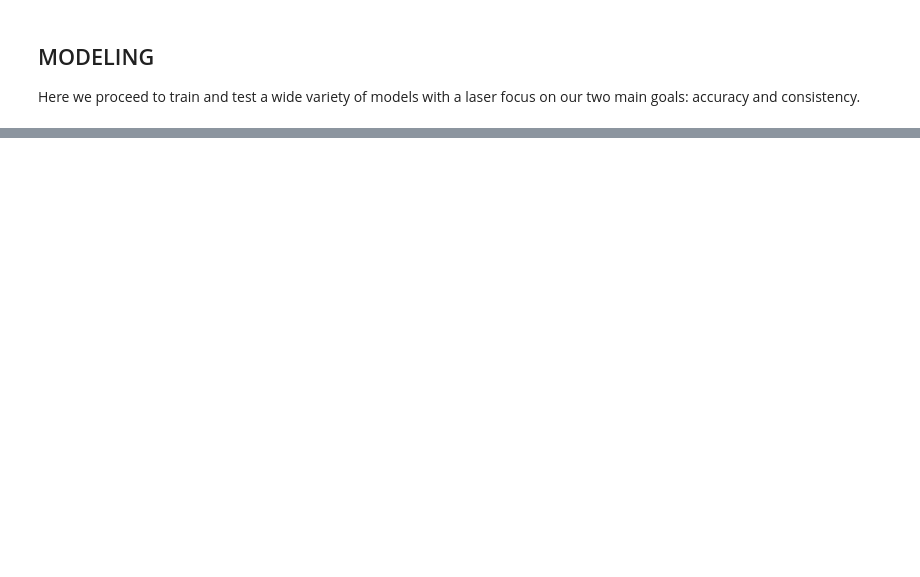
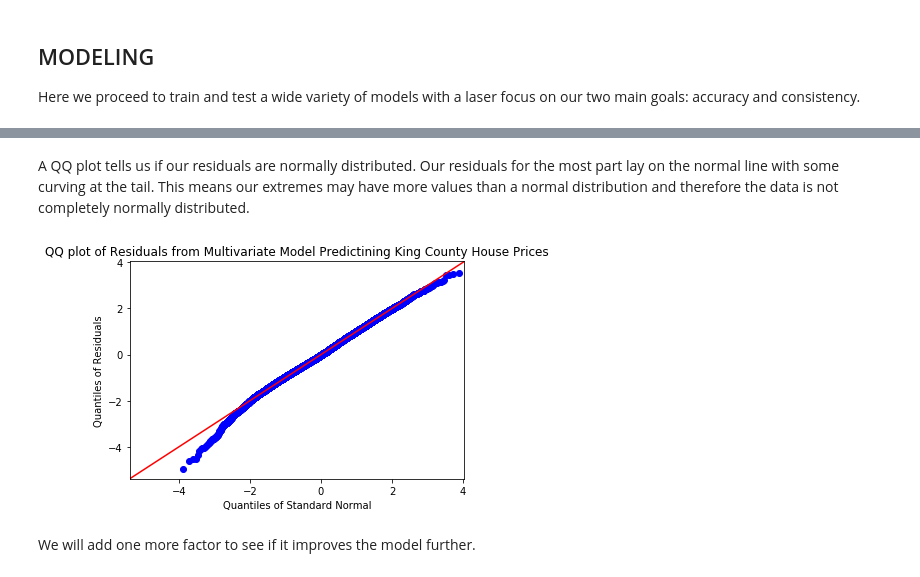
Before and after one commit to AlecMorgan/Housing-Price-Predictor, a Jupyter notebook: student.ipynb, the cells around one changed output, grey strips where cells are left out. Saved outputs shown, nothing was run; the diff lists cells and outputs as text; code cells hidden in the pictures; blank space fills up the shorter version.

```diff
--- a/student.ipynb
+++ b/student.ipynb
@@ -397,0 +729,13 @@ for train_index, test_index in kf.split(X):
+# %% [markdown]
+A QQ plot tells us if our residuals are normally distributed. Our residuals for the most part lay on the normal line with some curving at the tail. This means our extremes may have more values than a normal distribution and therefore the data is not completely normally distributed.
+# %%
+residuals = model.resid
+fig = sm.graphics.qqplot(residuals, dist=stats.norm, line='45', fit=True)
+plt.xlabel('Quantiles of Standard Normal')
+plt.ylabel('Quantiles of Residuals')
+plt.title('QQ plot of Residuals from Multivariate Model Predictining King County House Prices')
+fig.show()
+# %% [output]
+[figure, added]
+# %% [markdown]
+We will add one more factor to see if it improves the model further.
```
Also changed, not shown: parts of 100 cells of this notebook, 4 other files.
